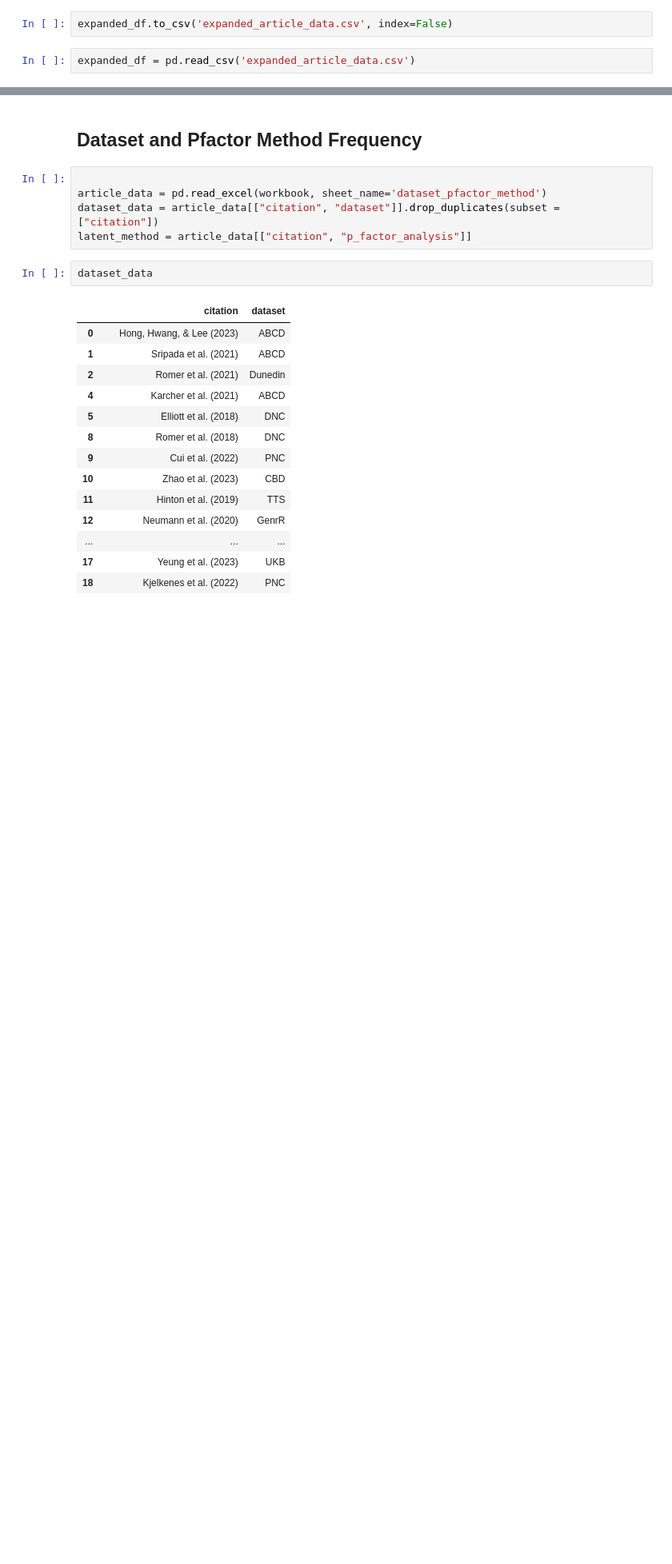
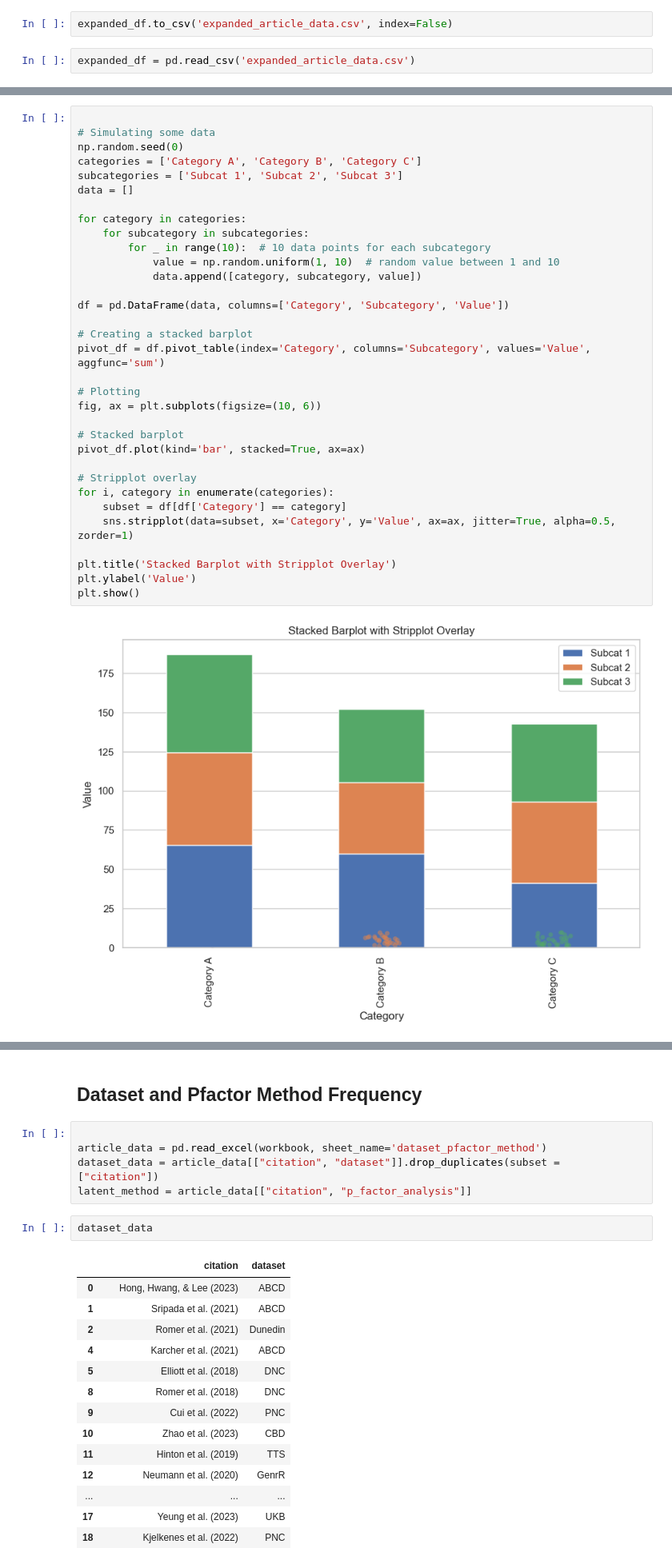
Before and after one commit to victoris93/p_factor_review, a Jupyter notebook: data_extraction.ipynb, the cells around one changed output, grey strips where cells are left out. Shown at 80% size. Saved outputs shown, nothing was run; the diff lists cells and outputs as text; blank space fills up the shorter version.

Commit message:
barplots

```diff
--- a/data_extraction.ipynb
+++ b/data_extraction.ipynb
@@ -148,0 +217,35 @@ plt.show()
+# %%
+
+# Simulating some data
+np.random.seed(0)
+categories = ['Category A', 'Category B', 'Category C']
+subcategories = ['Subcat 1', 'Subcat 2', 'Subcat 3']
+data = []
+
+for category in categories:
+    for subcategory in subcategories:
+        for _ in range(10):  # 10 data points for each subcategory
+            value = np.random.uniform(1, 10)  # random value between 1 and 10
+            data.append([category, subcategory, value])
+
+df = pd.DataFrame(data, columns=['Category', 'Subcategory', 'Value'])
+
+# Creating a stacked barplot
+pivot_df = df.pivot_table(index='Category', columns='Subcategory', values='Value', aggfunc='sum')
+
+# Plotting
+fig, ax = plt.subplots(figsize=(10, 6))
+
+# Stacked barplot
+pivot_df.plot(kind='bar', stacked=True, ax=ax)
+
+# Stripplot overlay
+for i, category in enumerate(categories):
+    subset = df[df['Category'] == category]
+    sns.stripplot(data=subset, x='Category', y='Value', ax=ax, jitter=True, alpha=0.5, zorder=1)
+
+plt.title('Stacked Barplot with Stripplot Overlay')
+plt.ylabel('Value')
+plt.show()
+# %% [output]
+[figure, added]
```
Also changed, not shown: parts of 15 cells of this notebook.
